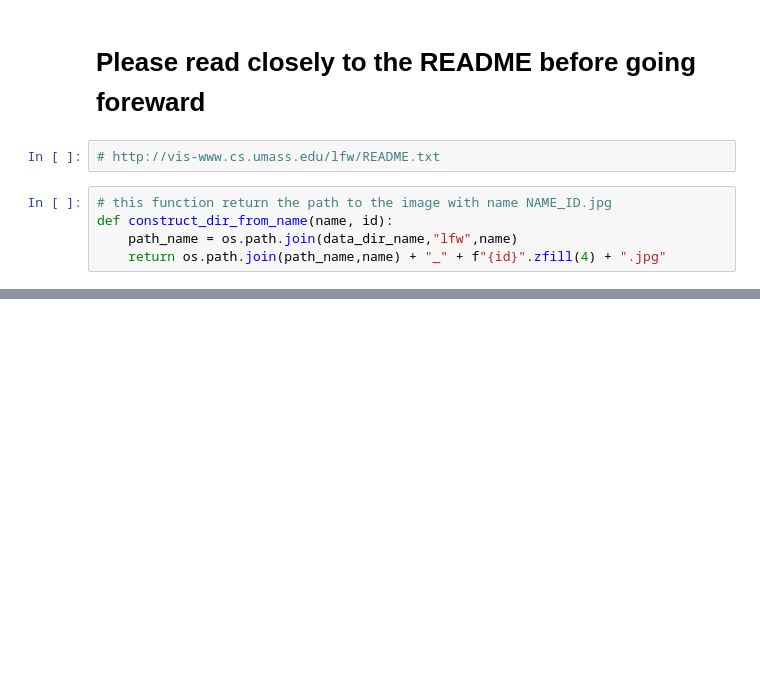
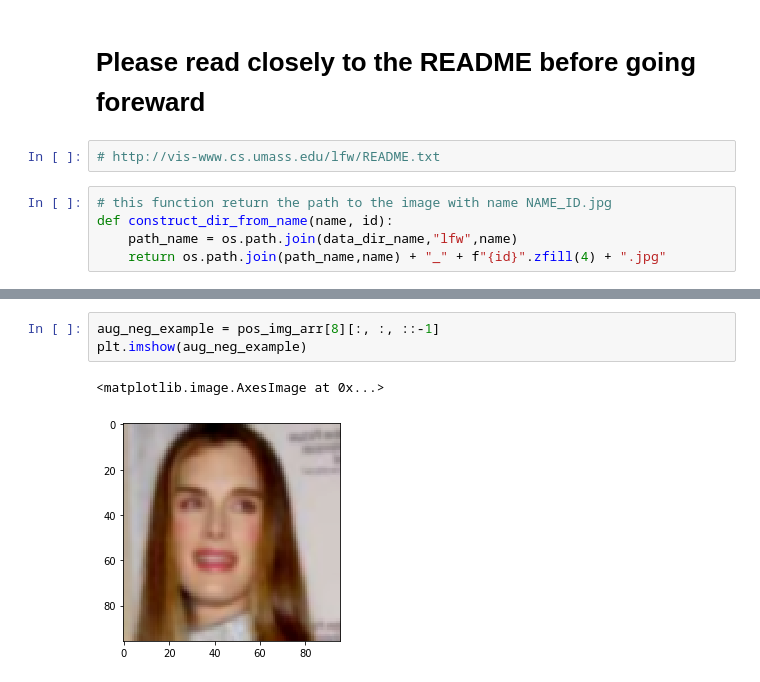
Before and after one commit to syKevinPeng/fireweek6, a Jupyter notebook: Week6.ipynb, the cells around one changed output, grey strips where cells are left out. Cells and saved outputs as stored; diff of their text form; blank space fills up the shorter version.

```diff
--- a/Week6.ipynb
+++ b/Week6.ipynb
@@ -201,0 +211,6 @@ plt.imshow(neg_img_example)
+# %%
+aug_neg_example = pos_img_arr[8][:, :, ::-1]
+plt.imshow(aug_neg_example)
+# %% [output]
+<matplotlib.image.AxesImage at 0x...>
+[figure, added]
```
Also changed, not shown: parts of 4 cells of this notebook.
